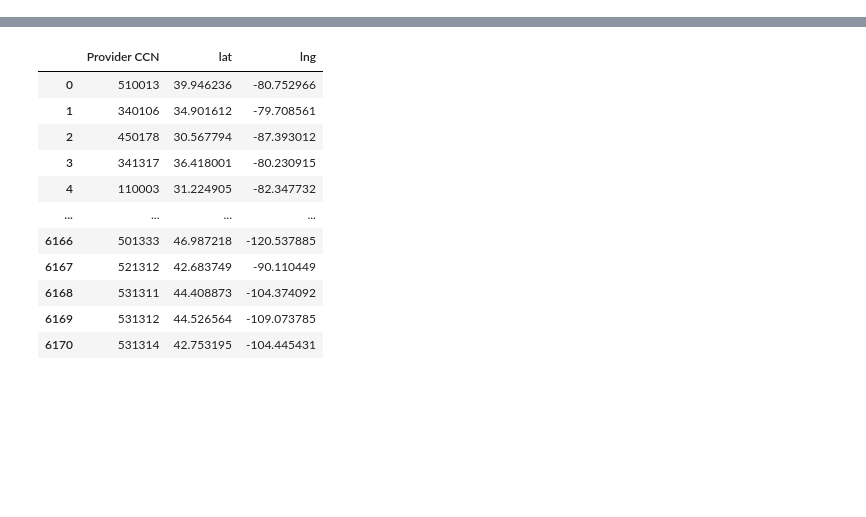
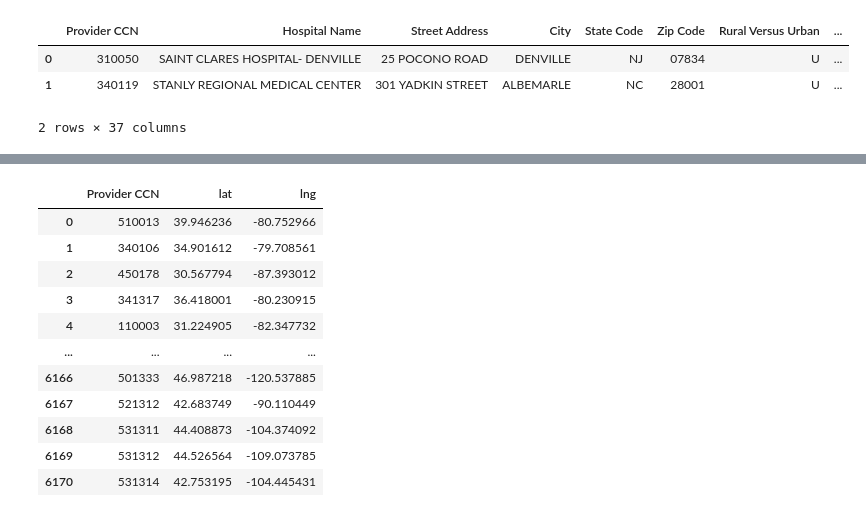
Before and after one commit to rodgerskent/profitableHospital-project, a Jupyter notebook: sixTableau.ipynb, the cells around one changed output, grey strips where cells are left out. Cells and saved outputs as stored; diff of their text form; code cells hidden in the pictures; blank space fills up the shorter version.

```diff
--- a/sixTableau.ipynb
+++ b/sixTableau.ipynb
@@ -13,0 +14,9 @@ df.head(2)
+# %%
+#2016 Hospital Data from Centers for Medicare Services
+year2016 = pd.read_csv("main4_2016.csv")
+year2016.head(2)
+# %% [output]
+|  | Provider CCN | Hospital Name | Street Address | City | State Code | Zip Code | Rural Versus Urban | ... |
+| 0 | 310050 | SAINT CLARES HOSPITAL- DENVILLE | 25 POCONO ROAD | DENVILLE | NJ | 07834 | U | ... |
+| 1 | 340119 | STANLY REGIONAL MEDICAL CENTER | 301 YADKIN STREET | ALBEMARLE | NC | 28001 | U | ... |
+2 rows × 37 columns
```
Also changed, not shown: parts of 15 cells of this notebook, 19 other files.
